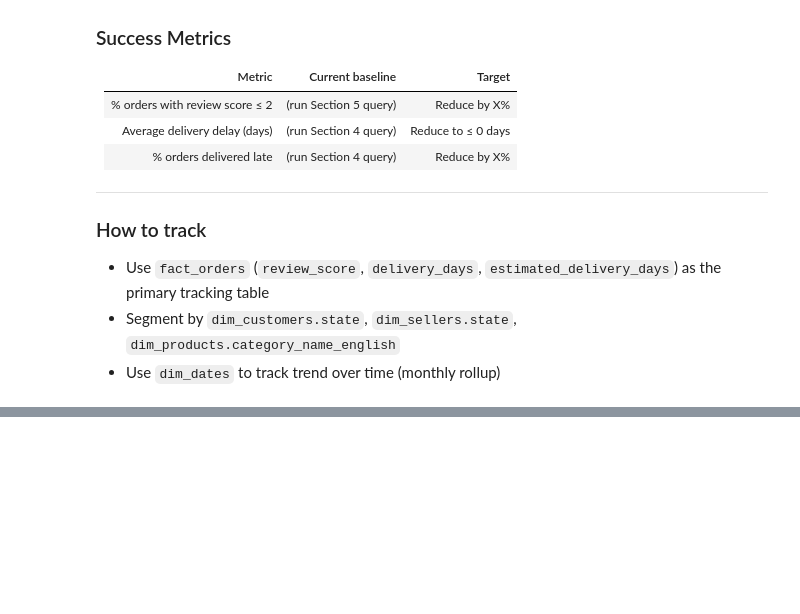
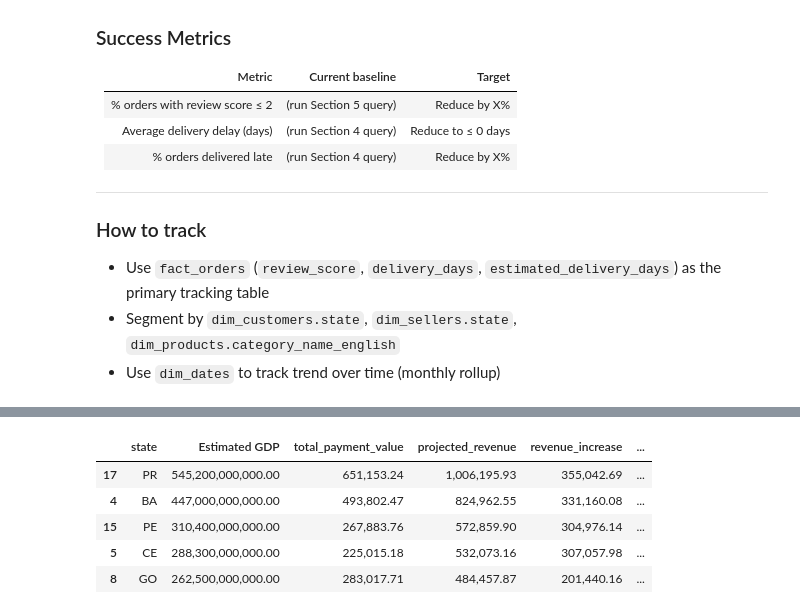
Before and after one commit to kevichua/DS5-Team-5---Module-2-Assignment-Project, a Jupyter notebook: module2-olist-data-pipeline/notebooks/02_star_schema_analysis.ipynb, the cells around one changed output, grey strips where cells are left out. Cells and saved outputs as stored; diff of their text form; code cells hidden in the pictures; blank space fills up the shorter version.

```diff
--- a/module2-olist-data-pipeline/notebooks/02_star_schema_analysis.ipynb
+++ b/module2-olist-data-pipeline/notebooks/02_star_schema_analysis.ipynb
@@ -722,0 +736,28 @@ plt.show()
+# %%
+# Calculate the grand total revenue
+grand_total_revenue = df_gap['total_payment_value'].sum()
+df_gap['current_revenue_share'] = (df_gap['total_payment_value'] / grand_total_revenue) * 100
+
+# 1. Select the target states
+targets = ['PR', 'BA', 'GO', 'PE', 'CE']  # Example: top 5 states from the "High Potential / Underserved" quadrant
+df_targets = df_gap[df_gap['state'].isin(targets)].copy()
+
+# 2. Define our target to be the average penetration of the top 3 states
+target_penetration = avg_penetration/1_000_000
+
+# 3. Calculate projections
+df_targets['projected_revenue'] = df_targets['Estimated GDP'] * target_penetration
+df_targets['revenue_increase'] = df_targets['projected_revenue'] - df_targets['total_payment_value']
+
+# 4. Sort
+df_sorted = df_targets.sort_values(by='projected_revenue', ascending=False)
+
+# 5. Display
+display(df_sorted[['state', 'Estimated GDP', 'total_payment_value', 'projected_revenue', 'revenue_increase', 'current_revenue_share']])
+# %% [output]
+|  | state | Estimated GDP | total_payment_value | projected_revenue | revenue_increase | ... |
+| 17 | PR | 545,200,000,000.00 | 651,153.24 | 1,006,195.93 | 355,042.69 | ... |
+| 4 | BA | 447,000,000,000.00 | 493,802.47 | 824,962.55 | 331,160.08 | ... |
+| 15 | PE | 310,400,000,000.00 | 267,883.76 | 572,859.90 | 304,976.14 | ... |
+| 5 | CE | 288,300,000,000.00 | 225,015.18 | 532,073.16 | 307,057.98 | ... |
+| 8 | GO | 262,500,000,000.00 | 283,017.71 | 484,457.87 | 201,440.16 | ... |
```
Also changed, not shown: parts of 8 cells of this notebook.
